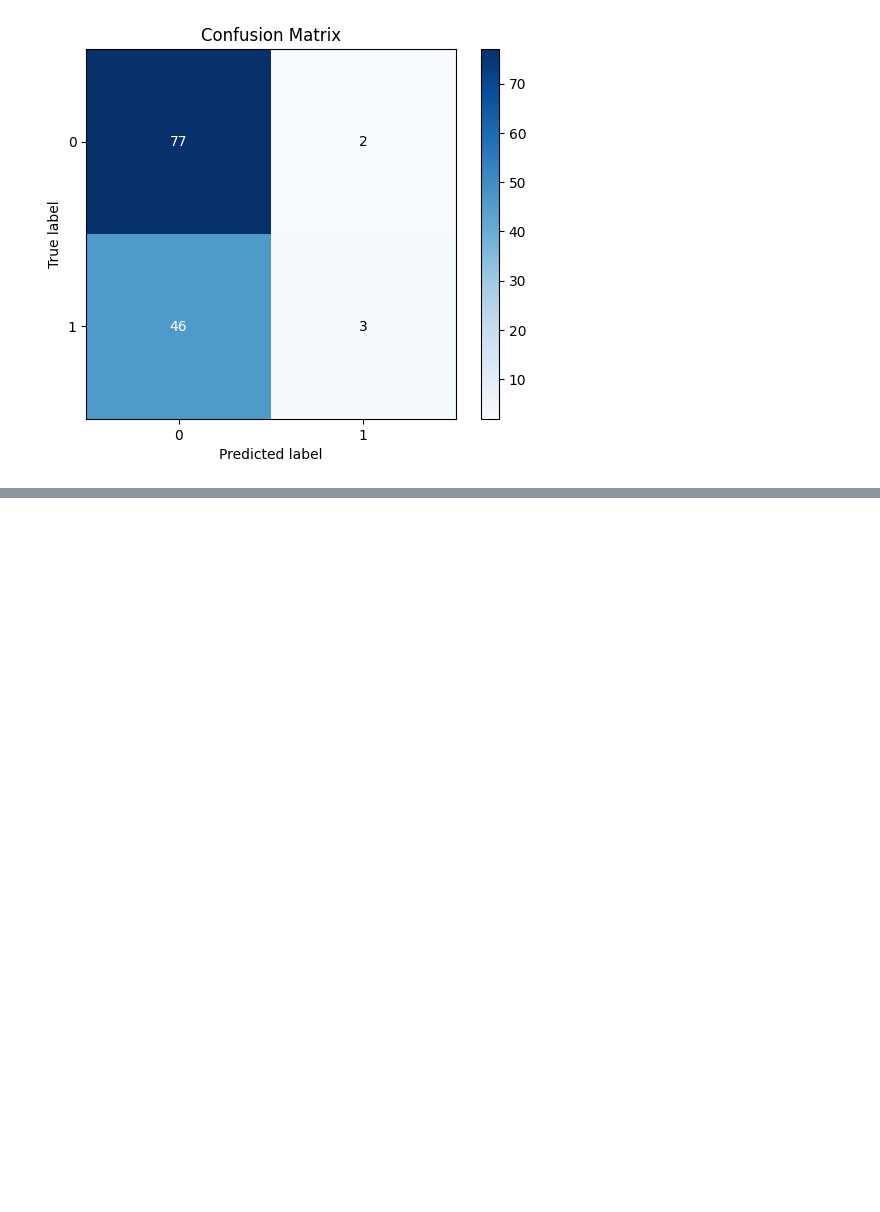
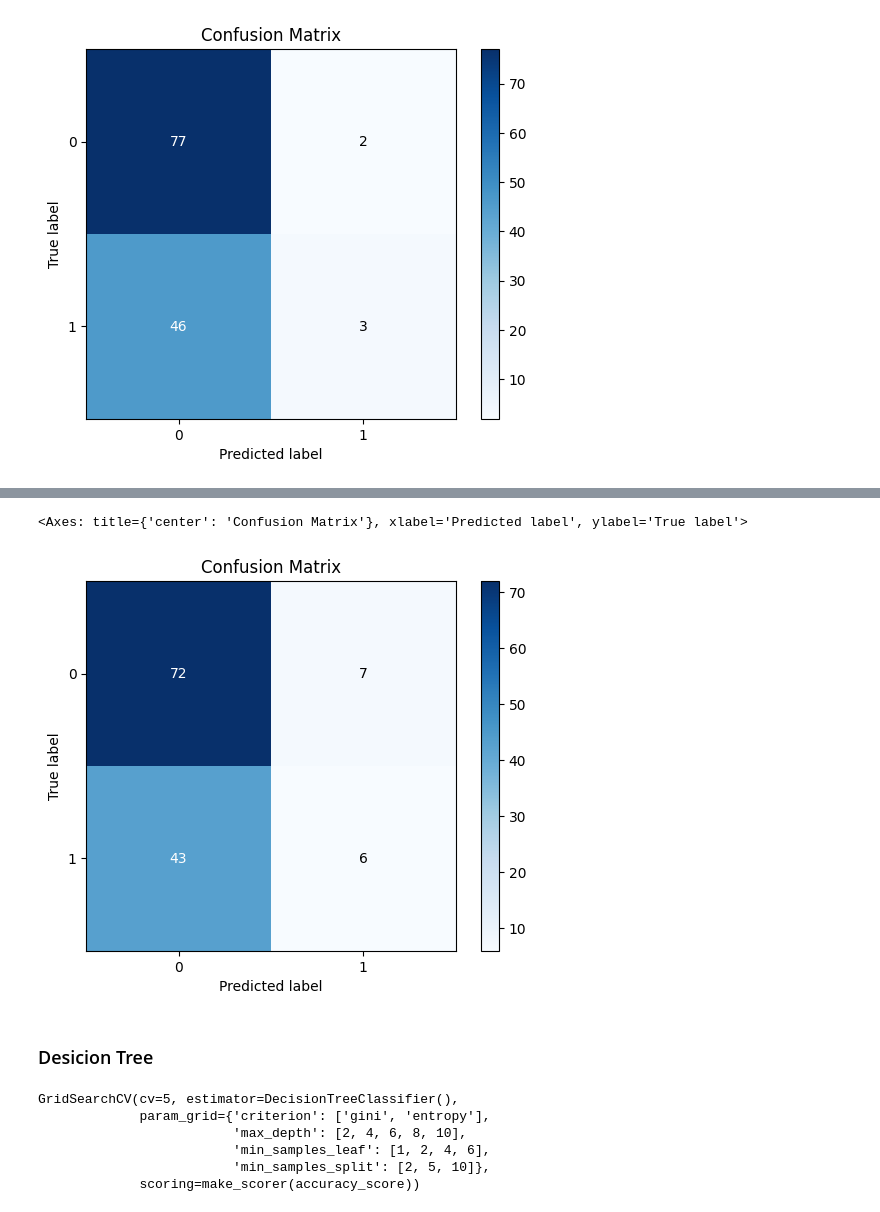
Before and after one commit to mamueljr/ML_Final, a Jupyter notebook: final_project_173374.ipynb, the cells around one changed output, grey strips where cells are left out. Saved outputs shown, nothing was run; the diff lists cells and outputs as text; code cells hidden in the pictures; blank space fills up the shorter version.

```diff
--- a/final_project_173374.ipynb
+++ b/final_project_173374.ipynb
@@ -524,0 +529,5 @@ Podemos observar que SVM con los datos transformados se quedo exactamente igual
+# %%
+LR_param_grid = {'C':[0.1,1,10,100], 'penalty':['l1','l2']}
+logistic_regression=LogisticRegression()
+grid_LR=GridSearchCV(logistic_regression, LR_param_grid, cv=5)
+grid_LR.fit(X_train_transformed, y_train)
@@ -524,0 +543,3 @@ Podemos observar que SVM con los datos transformados se quedo exactamente igual
+# %%
+LR_grid_predict=grid_LR.predict(X_test_transformed)
+print(classification_report(y_test,LR_grid_predict))
@@ -524,0 +555,24 @@ Podemos observar que SVM con los datos transformados se quedo exactamente igual
+# %%
+skplt.metrics.plot_confusion_matrix(y_test,LR_grid_predict)
+# %% [output]
+<Axes: title={'center': 'Confusion Matrix'}, xlabel='Predicted label', ylabel='True label'>
+[figure, added]
+# %% [markdown]
+### Desicion Tree
+# %%
+from sklearn.metrics import accuracy_score, make_scorer
+dt=DecisionTreeClassifier()
+param_grid={'criterion': ['gini', 'entropy'],
+              'max_depth': [2, 4, 6, 8, 10],
+              'min_samples_split': [2, 5, 10],
+              'min_samples_leaf': [1, 2, 4, 6]}
+scorer=make_scorer(accuracy_score)
+grid_DT = GridSearchCV(dt, param_grid, scoring=scorer, cv=5)
+grid_DT.fit(X_train, y_train)
+# %% [output]
+GridSearchCV(cv=5, estimator=DecisionTreeClassifier(),
+             param_grid={'criterion': ['gini', 'entropy'],
+                         'max_depth': [2, 4, 6, 8, 10],
+                         'min_samples_leaf': [1, 2, 4, 6],
+                         'min_samples_split': [2, 5, 10]},
+             scoring=make_scorer(accuracy_score))
```
Also changed, not shown: parts of 12 cells of this notebook.
